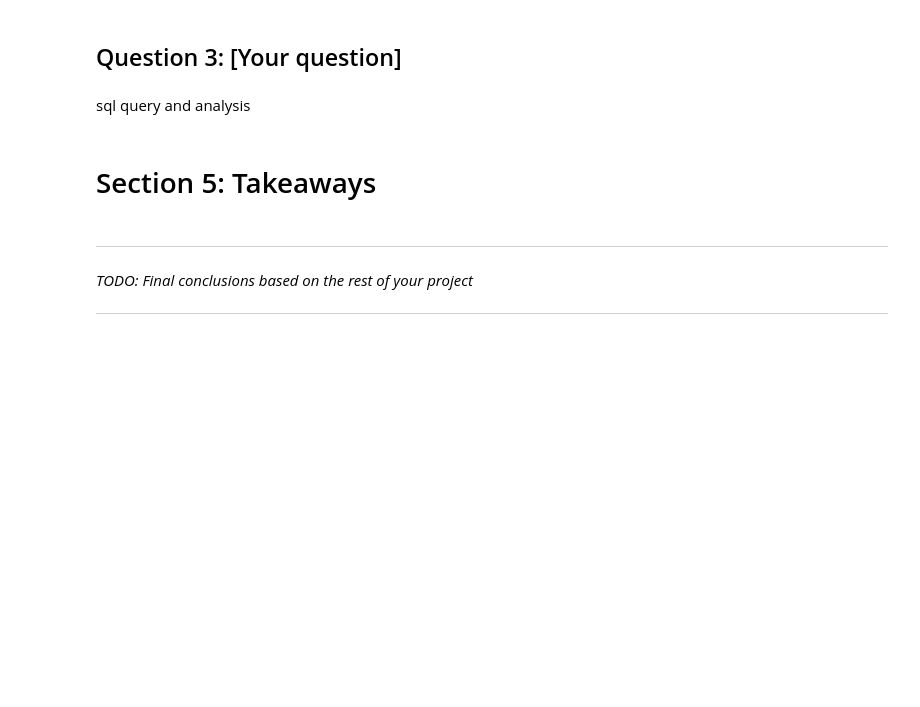
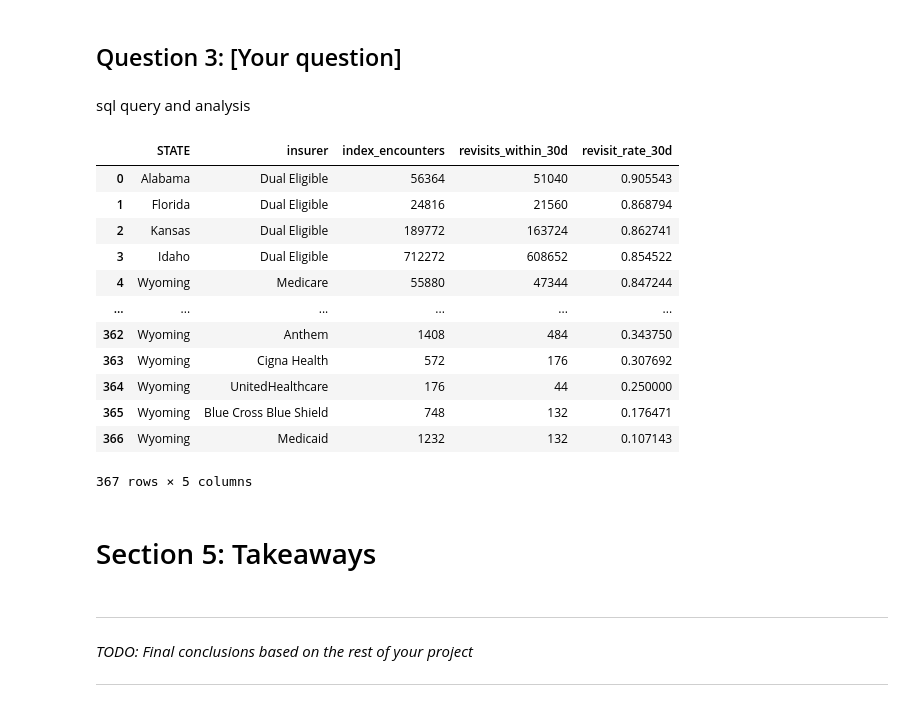
Before and after one commit to nick-allen21/synthetic_patient_analysis, a Jupyter notebook: nallen21_project1.ipynb, the cells around one changed output. Saved outputs shown, nothing was run; the diff lists cells and outputs as text; code cells hidden in the pictures; blank space fills up the shorter version.

```diff
--- a/nallen21_project1.ipynb
+++ b/nallen21_project1.ipynb
@@ -645,6 +897,84 @@ sql query and analysis
 ## Question 3: [Your question]
 # %% [markdown]
 sql query and analysis
+# %%
+query = f"""-- 30-day revisit rate by (STATE, insurer)
+WITH enc AS (
+  SELECT
+    e.Id,
+    e.PATIENT,
+    e.START AS start_ts,
+    e.PAYER
+  FROM `{PROJECT_ID}.{DATASET_ID}.encounters_ext` e
+  WHERE e.START IS NOT NULL
+),
+enc_with_next AS (
+  SELECT
+    Id,
+    PATIENT,
+    PAYER,
+    start_ts,
+    LEAD(start_ts) OVER (
+      PARTITION BY PATIENT ORDER BY start_ts
+      ) AS next_start_ts
+  FROM enc
+),
+flag_30d AS (
+  SELECT
+    x.PATIENT,
+    x.PAYER,
+    -- index encounter (the one we look forward from)
+    x.start_ts AS index_start,
+    -- revisit within 30 days?
+    IF(
+      x.next_start_ts IS NOT NULL
+      AND TIMESTAMP_DIFF(x.next_start_ts, x.start_ts, DAY) <= 30,
+      1, 0
+    ) AS revisit_30d
+  FROM enc_with_next x
+),
+with_state_payer AS (
+  SELECT
+    p.STATE,
+    # COALESCE(pay.NAME, 'UNKNOWN_PAYER') AS insurer,
+    pay.NAME AS insurer,
+    f.revisit_30d
+  FROM flag_30d f
+  JOIN `{PROJECT_ID}.{DATASET_ID}.patients_ext` p
+    ON p.Id = f.PATIENT
+  LEFT JOIN `{PROJECT_ID}.{DATASET_ID}.payers_ext` pay
+    ON pay.Id = f.PAYER
+  WHERE pay.NAME IS NOT NULL AND NAME != "NO_INSURANCE"
+
+)
+SELECT
+  STATE,
+  insurer,
+  COUNT(*) AS index_encounters,
+  SUM(revisit_30d) AS revisits_within_30d,
+  SAFE_DIVIDE(SUM(revisit_30d), COUNT(*)) AS revisit_rate_30d
+FROM with_state_payer
+GROUP BY STATE, insurer
+# HAVING COUNT(*) >= 10                -- optional: suppress tiny cells
+ORDER BY revisit_rate_30d DESC, index_encounters DESC;
+"""
+
+df = bq_client.query(query).to_dataframe()
+display(df)
+# %% [output]
+|  | STATE | insurer | index_encounters | revisits_within_30d | revisit_rate_30d |
+| 0 | Alabama | Dual Eligible | 56364 | 51040 | 0.905543 |
+| 1 | Florida | Dual Eligible | 24816 | 21560 | 0.868794 |
+| 2 | Kansas | Dual Eligible | 189772 | 163724 | 0.862741 |
+| 3 | Idaho | Dual Eligible | 712272 | 608652 | 0.854522 |
+| 4 | Wyoming | Medicare | 55880 | 47344 | 0.847244 |
+| ... | ... | ... | ... | ... | ... |
+| 362 | Wyoming | Anthem | 1408 | 484 | 0.343750 |
+| 363 | Wyoming | Cigna Health | 572 | 176 | 0.307692 |
+| 364 | Wyoming | UnitedHealthcare | 176 | 44 | 0.250000 |
+| 365 | Wyoming | Blue Cross Blue Shield | 748 | 132 | 0.176471 |
+| 366 | Wyoming | Medicaid | 1232 | 132 | 0.107143 |
+367 rows × 5 columns
 # %% [markdown]
 # Section 5: Takeaways
 # %% [markdown]
```
Also changed, not shown: parts of 15 cells of this notebook.
